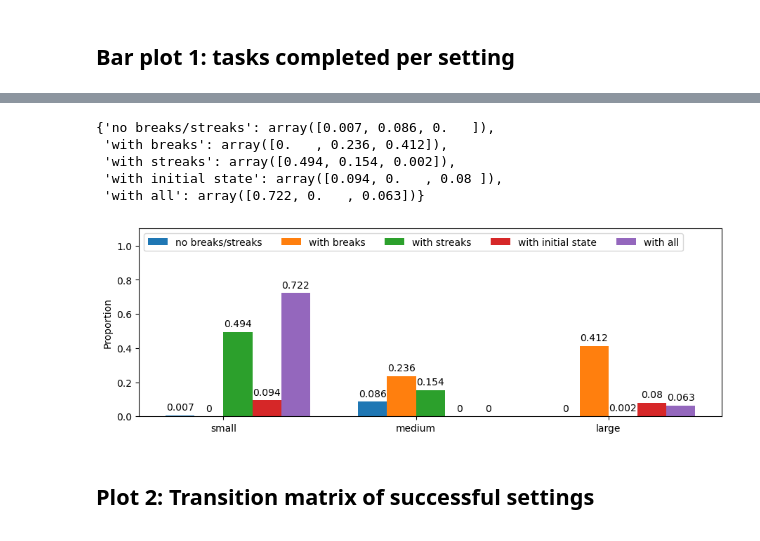
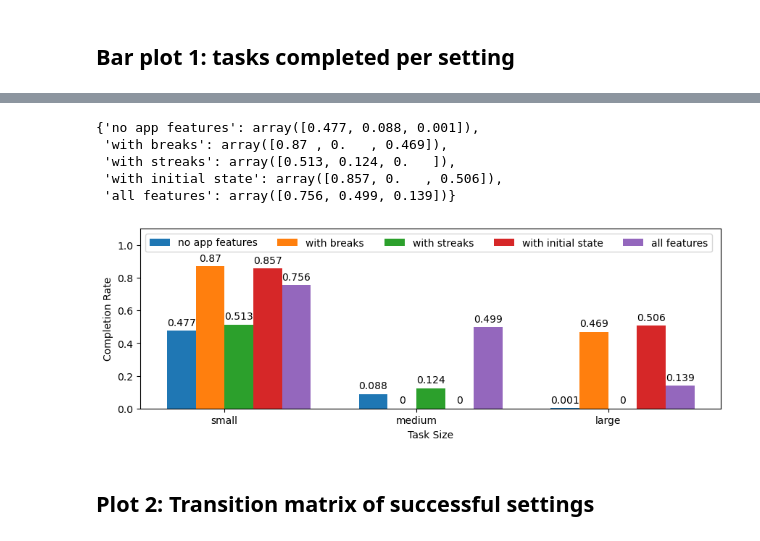
Before and after one commit to seemabaddam/cs6795-project, a Jupyter notebook: MDP test.ipynb, the cells around one changed output, grey strips where cells are left out. Saved outputs shown, nothing was run; the diff lists cells and outputs as text; code cells hidden in the pictures.

```diff
--- a/MDP test.ipynb
+++ b/MDP test.ipynb
@@ -639,7 +673,7 @@ mdp = MDP(Reward,
           Streaks=True,
          streak_length=10)
 
-agent = Agent(epsilon=0.1) # epsilon is the probability of "exploring" vs exploiting
+agent = Agent(epsilon=0.1, learning_rate=1.1) # epsilon is the probability of "exploring" vs exploiting
 n_episodes = 1000
 episode = Episodes(mdp, agent, n_episodes)
 episode.run()
@@ -688,7 +731,7 @@ mdp = MDP(Reward,
           Streaks=False,
          streak_length=10)
 
-agent = Agent(epsilon=0.1) # epsilon is the probability of "exploring" vs exploiting
+agent = Agent(epsilon=0.1, learning_rate=0.1) # epsilon is the probability of "exploring" vs exploiting
 n_episodes = 1000
 episode = Episodes(mdp, agent, n_episodes)
 episode.run()
@@ -722,8 +774,7 @@ import time
 
 
 t1 = time.time()
-initial_state = 0
-
+initial_state = 1
 mdp = MDP(Reward,
           Task_Timer,
           transitions,
@@ -733,7 +784,7 @@ mdp = MDP(Reward,
           Streaks=True,
          streak_length=10)
 
-agent = Agent(epsilon=0.10) # epsilon is the probability of "exploring" vs exploiting
+agent = Agent(epsilon=0.05, learning_rate=0.9) # epsilon is the probability of "exploring" vs exploiting
 n_episodes = 1000
 episode = Episodes(mdp, agent, n_episodes)
 episode.run()
@@ -761,7 +821,7 @@ Running 1000 episodes
 # %%
 barx = ["small", "medium", "large"]
 
-labels = ["no breaks/streaks", "with breaks", "with streaks", "with initial state", "with all"]
+labels = ["no app features", "with breaks", "with streaks", "with initial state", "all features"]
 
 n_episodes=1000
 bary = np.c_[bary1, bary2, bary3, bary4, bary5].T/n_episodes
@@ -770,39 +830,40 @@ ymax = np.ceil(bary.max()*1.2)
 bary = {i:j for i,j in zip(labels, bary)}
 bary
 # %% [output]
-{'no breaks/streaks': array([0.007, 0.086, 0.   ]),
- 'with breaks': array([0.   , 0.236, 0.412]),
- 'with streaks': array([0.494, 0.154, 0.002]),
- 'with initial state': array([0.094, 0.   , 0.08 ]),
- 'with all': array([0.722, 0.   , 0.063])}
+{'no app features': array([0.477, 0.088, 0.001]),
+ 'with breaks': array([0.87 , 0.   , 0.469]),
+ 'with streaks': array([0.513, 0.124, 0.   ]),
+ 'with initial state': array([0.857, 0.   , 0.506]),
+ 'all features': array([0.756, 0.499, 0.139])}
 # %%
 import matplotlib.pyplot as plt
 import numpy as np
 
 species = barx
 penguin_means = bary
 x = np.arange(len(species))  # the label locations
 width = 0.15  # the width of the bars
 multiplier = 0
 
 fig, ax = plt.subplots(layout='constrained', figsize=(9,3))
 
 for attribute, measurement in penguin_means.items():
     offset = width * multiplier
     rects = ax.bar(x + offset - width/2, measurement, width, label=attribute)
     ax.bar_label(rects, padding=3)
     multiplier += 1
 
 # Add some text for labels, title and custom x-axis tick labels, etc.
-ax.set_ylabel('Proportion')
+ax.set_ylabel('Completion Rate')
 # ax.set_title('Number of tasks completed')
 ax.set_xticks(x + width, species)
 ax.legend(loc='upper left', ncols=5)
 ax.set_ylim(0, 1.1)
+ax.set_xlabel("Task Size")
 
 plt.show()
 # %% [output]
-[figure, old version]
+[figure, new version]
 # %% [markdown]
 ## Plot 2:  Transition matrix of successful settings
 # %%
```
Also changed, not shown: parts of 24 cells of this notebook.
